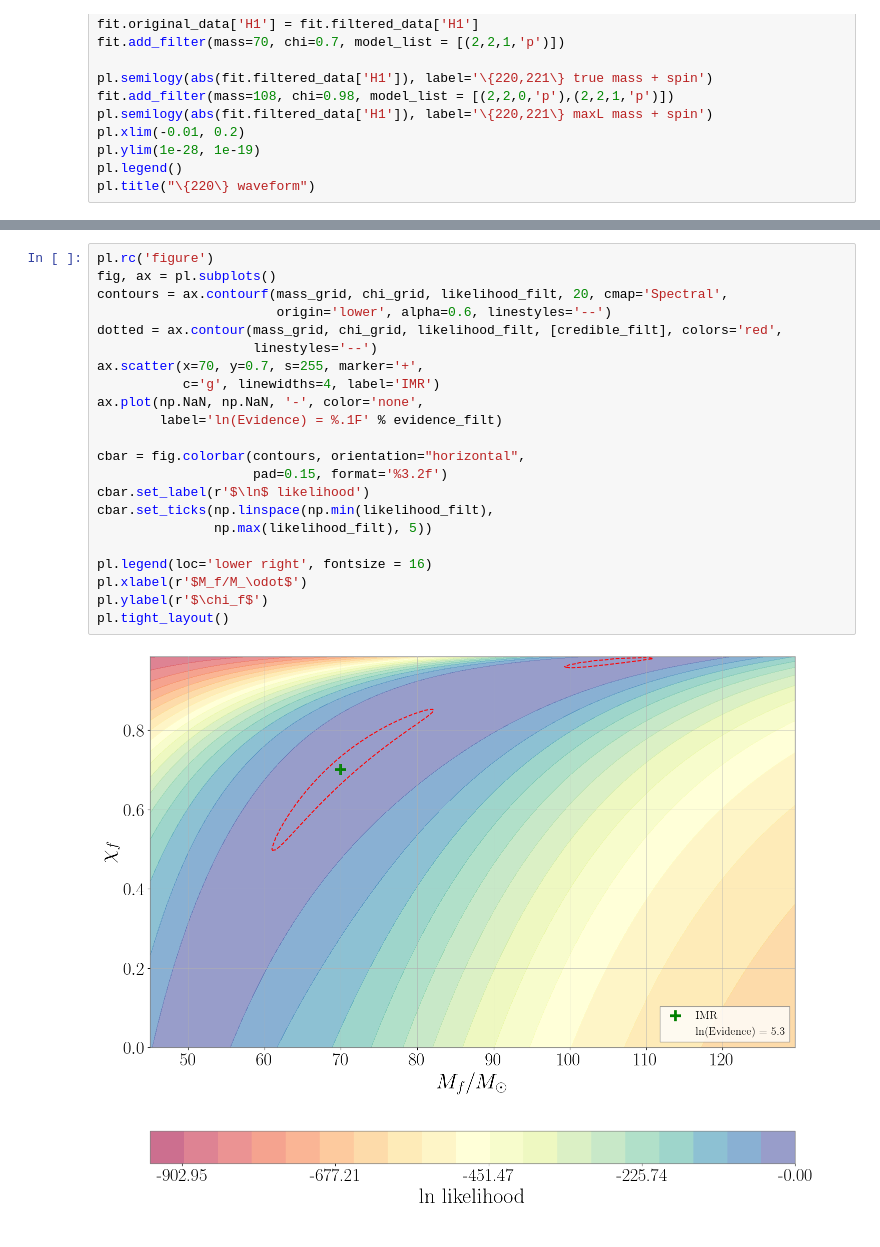
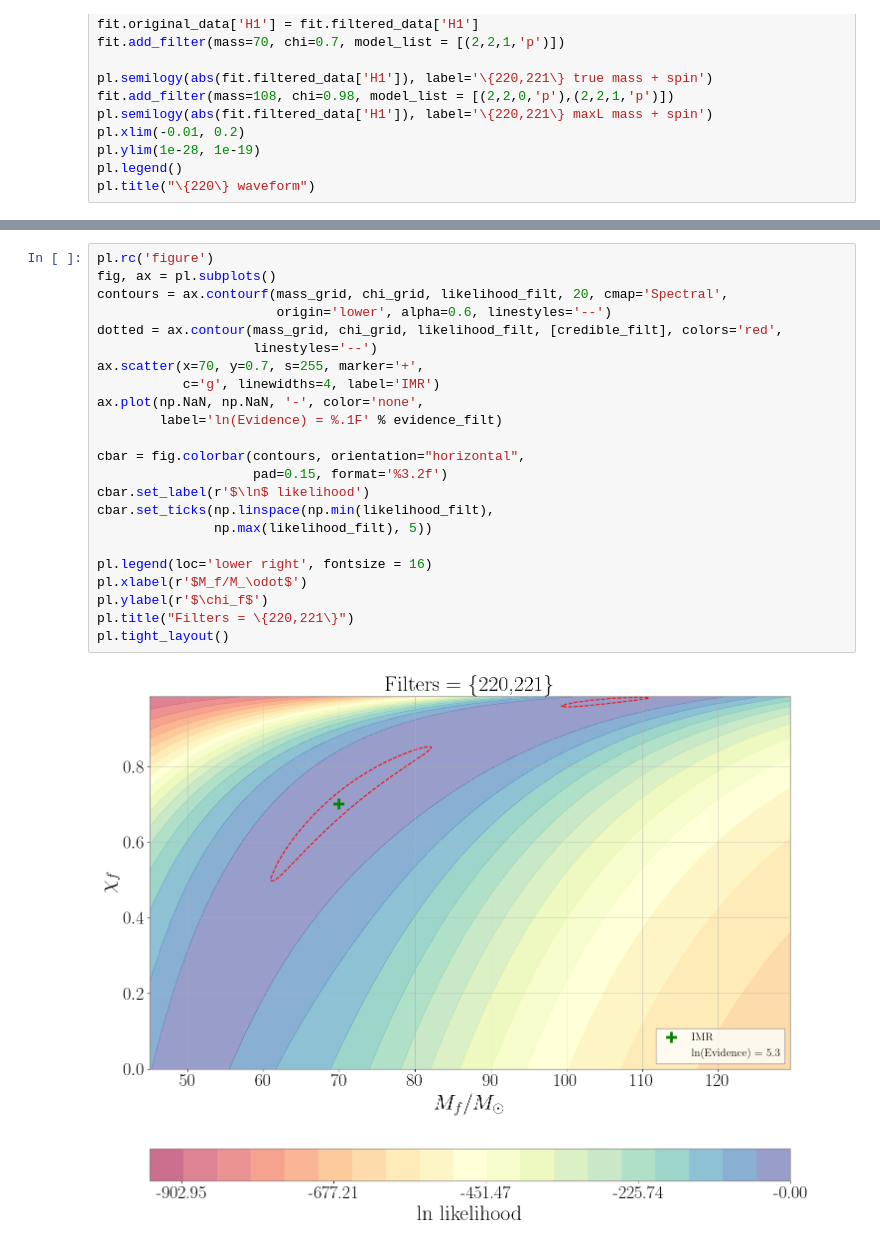
Before and after one commit to Lu-Neil/qnm_filter, a Jupyter notebook: code_demo/review_call/overfiltered_contours.ipynb, the cells around one changed output, grey strips where cells are left out. Cells and saved outputs as stored; diff of their text form.

```diff
--- a/code_demo/review_call/overfiltered_contours.ipynb
+++ b/code_demo/review_call/overfiltered_contours.ipynb
@@ -306,24 +307,25 @@ pl.tight_layout()
 # %%
 pl.rc('figure')
 fig, ax = pl.subplots()
 contours = ax.contourf(mass_grid, chi_grid, likelihood_filt, 20, cmap='Spectral',
                        origin='lower', alpha=0.6, linestyles='--')
 dotted = ax.contour(mass_grid, chi_grid, likelihood_filt, [credible_filt], colors='red',
                     linestyles='--')
 ax.scatter(x=70, y=0.7, s=255, marker='+',
            c='g', linewidths=4, label='IMR')
 ax.plot(np.NaN, np.NaN, '-', color='none',
         label='ln(Evidence) = %.1F' % evidence_filt)
 
 cbar = fig.colorbar(contours, orientation="horizontal",
                     pad=0.15, format='%3.2f')
 cbar.set_label(r'$\ln$ likelihood')
 cbar.set_ticks(np.linspace(np.min(likelihood_filt),
                np.max(likelihood_filt), 5))
 
 pl.legend(loc='lower right', fontsize = 16)
 pl.xlabel(r'$M_f/M_\odot$')
 pl.ylabel(r'$\chi_f$')
+pl.title("Filters = \{220,221\}")
 pl.tight_layout()
 # %% [output]
-[figure, old version]
+[figure, new version]
```
Also changed, not shown: parts of 3 cells of this notebook, 10 other files.
